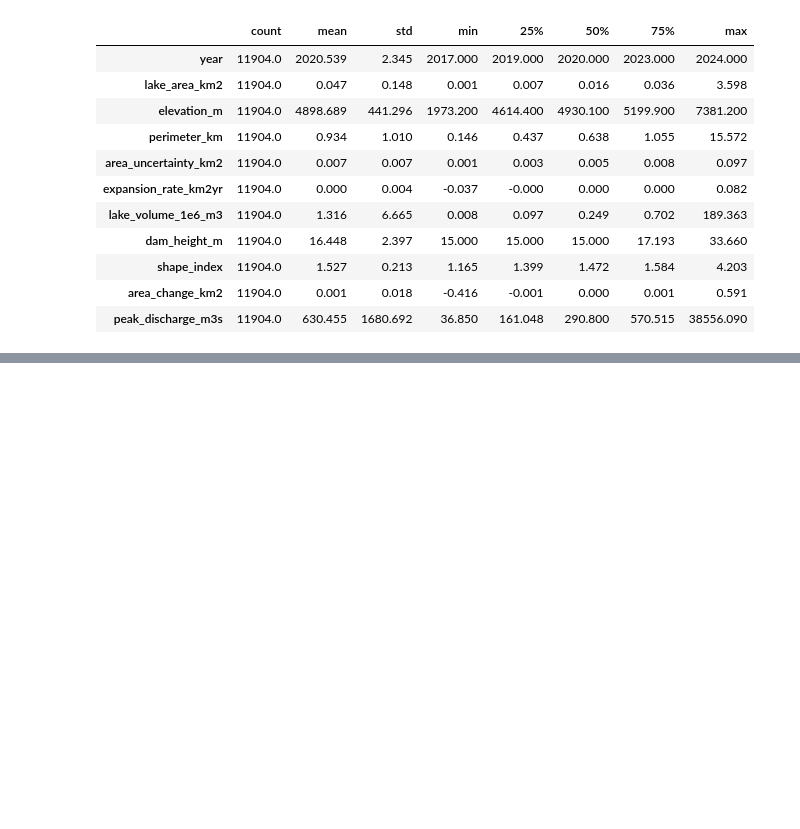
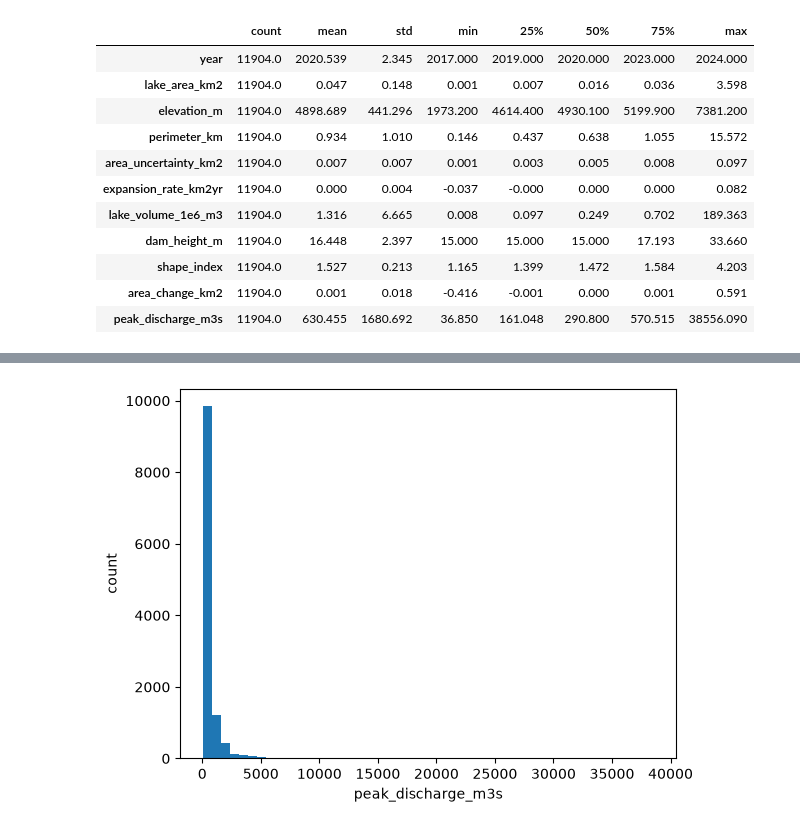
Before and after one commit to Ku-shal9/Applied_ML_GLOF_prediction, a Jupyter notebook: notebooks/01_data_understanding.ipynb, the cells around one changed output, grey strips where cells are left out. Cells and saved outputs as stored; diff of their text form; code cells hidden in the pictures; blank space fills up the shorter version.

```diff
--- a/notebooks/01_data_understanding.ipynb
+++ b/notebooks/01_data_understanding.ipynb
@@ -11,32 +0,0 @@ experiment notebook. not a pipeline. long on purpose.
-# %%
-# - imports in the same style as sample_class
-# - paths resolve whether we run from notebooks/ or the repo root
-
-%matplotlib inline
-
-import hashlib
-from pathlib import Path
-
-import matplotlib.pyplot as plt
-import numpy as np
-import pandas as pd
-
-plt.rcParams.update({"figure.figsize": (9, 4), "axes.grid": True, "grid.alpha": 0.3})
-pd.set_option("display.width", 140)
-pd.set_option("display.max_columns", 40)
-
-
-def find_repository_root():
-    for folder in [Path.cwd(), *Path.cwd().parents]:
-        if (folder / "build_ml_GLOF.csv").exists():
-            return folder
-        if (folder / "data" / "raw" / "build_ml_GLOF.csv").exists():
-            return folder
-    raise FileNotFoundError("could not find the repository root")
-
-
-ROOT = find_repository_root()
-RAW = ROOT / "build_ml_GLOF.csv"
-print("root:", ROOT)
-print("raw :", RAW)
-print("md5 :", hashlib.md5(RAW.read_bytes()).hexdigest()[:12])
@@ -93,5 +7,4 @@ known_risks            target may itself be an empirical formula of volume/dam;
 # %%
-glof = pd.read_csv(RAW)
-print(f"{len(glof)} rows, {glof.shape[1]} columns")
+glof = pd.read_csv("../build_ml_GLOF.csv")
 glof.head()
 # %% [output]
@@ -788,0 +166,7 @@ split_rule: group by lake_id; never random rows
+# %%
+plt.hist(glof["peak_discharge_m3s"], bins=50)
+plt.xlabel("peak_discharge_m3s")
+plt.ylabel("count")
+plt.show()
+# %% [output]
+[figure, added]
```
Also changed, not shown: parts of 75 cells of this notebook, 2 other files.
